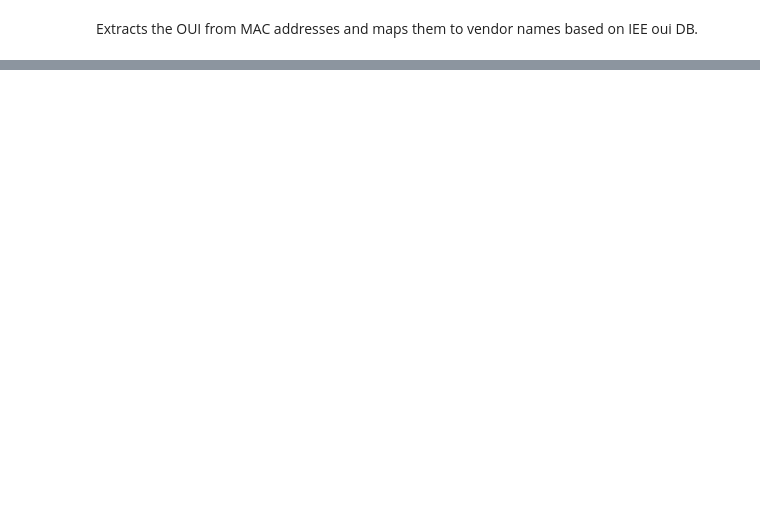
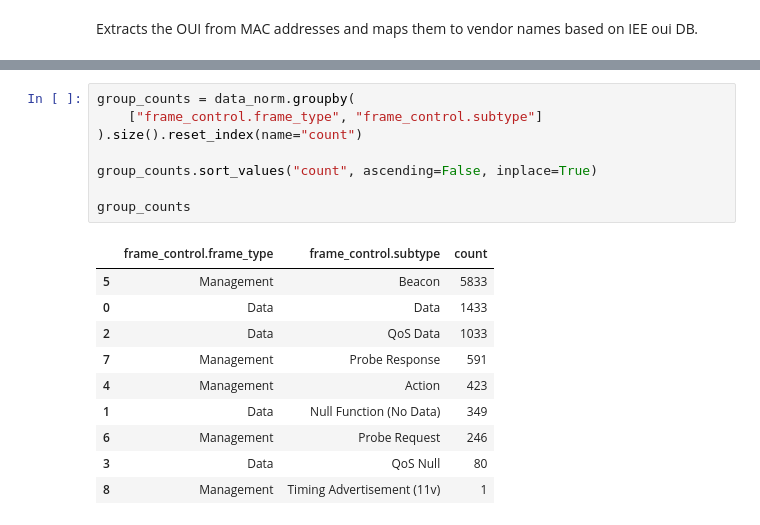
Before and after one commit to NorbertMatuska/BP_Exploring_Non_Invasive_Crowd_Movement_Monitoring_Techniques_within_Public_Infrastructure, a Jupyter notebook: BP_pipeline.ipynb, the cells around one changed output, grey strips where cells are left out. Cells and saved outputs as stored; diff of their text form; blank space fills up the shorter version.

```diff
--- a/BP_pipeline.ipynb
+++ b/BP_pipeline.ipynb
@@ -508,0 +617,19 @@ data_df.head(500)
+# %%
+group_counts = data_norm.groupby(
+    ["frame_control.frame_type", "frame_control.subtype"]
+).size().reset_index(name="count")
+
+group_counts.sort_values("count", ascending=False, inplace=True)
+
+group_counts
+# %% [output]
+|  | frame_control.frame_type | frame_control.subtype | count |
+| 5 | Management | Beacon | 5833 |
+| 0 | Data | Data | 1433 |
+| 2 | Data | QoS Data | 1033 |
+| 7 | Management | Probe Response | 591 |
+| 4 | Management | Action | 423 |
+| 1 | Data | Null Function (No Data) | 349 |
+| 6 | Management | Probe Request | 246 |
+| 3 | Data | QoS Null | 80 |
+| 8 | Management | Timing Advertisement (11v) | 1 |
```
Also changed, not shown: parts of 16 cells of this notebook, 7 other files.
